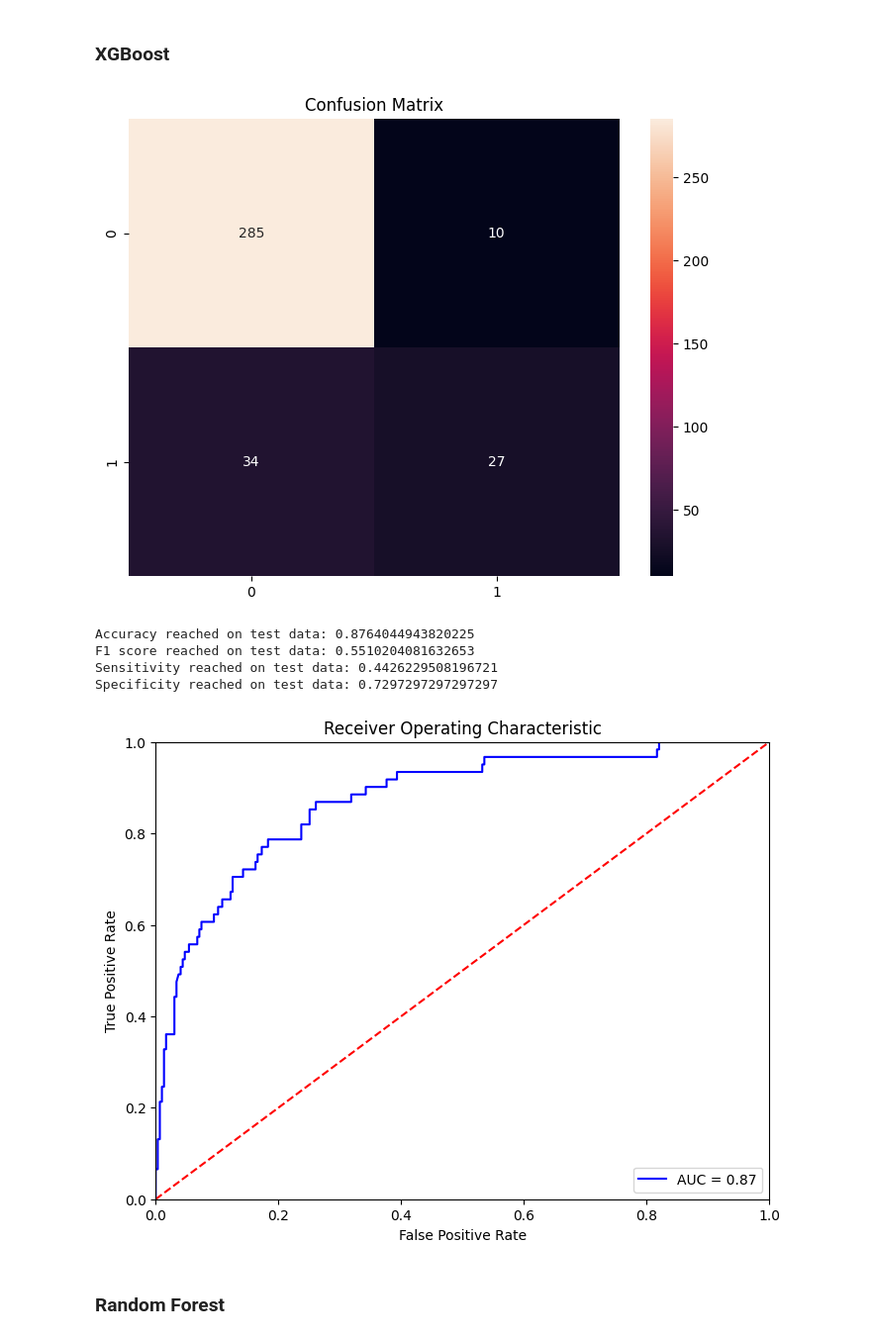
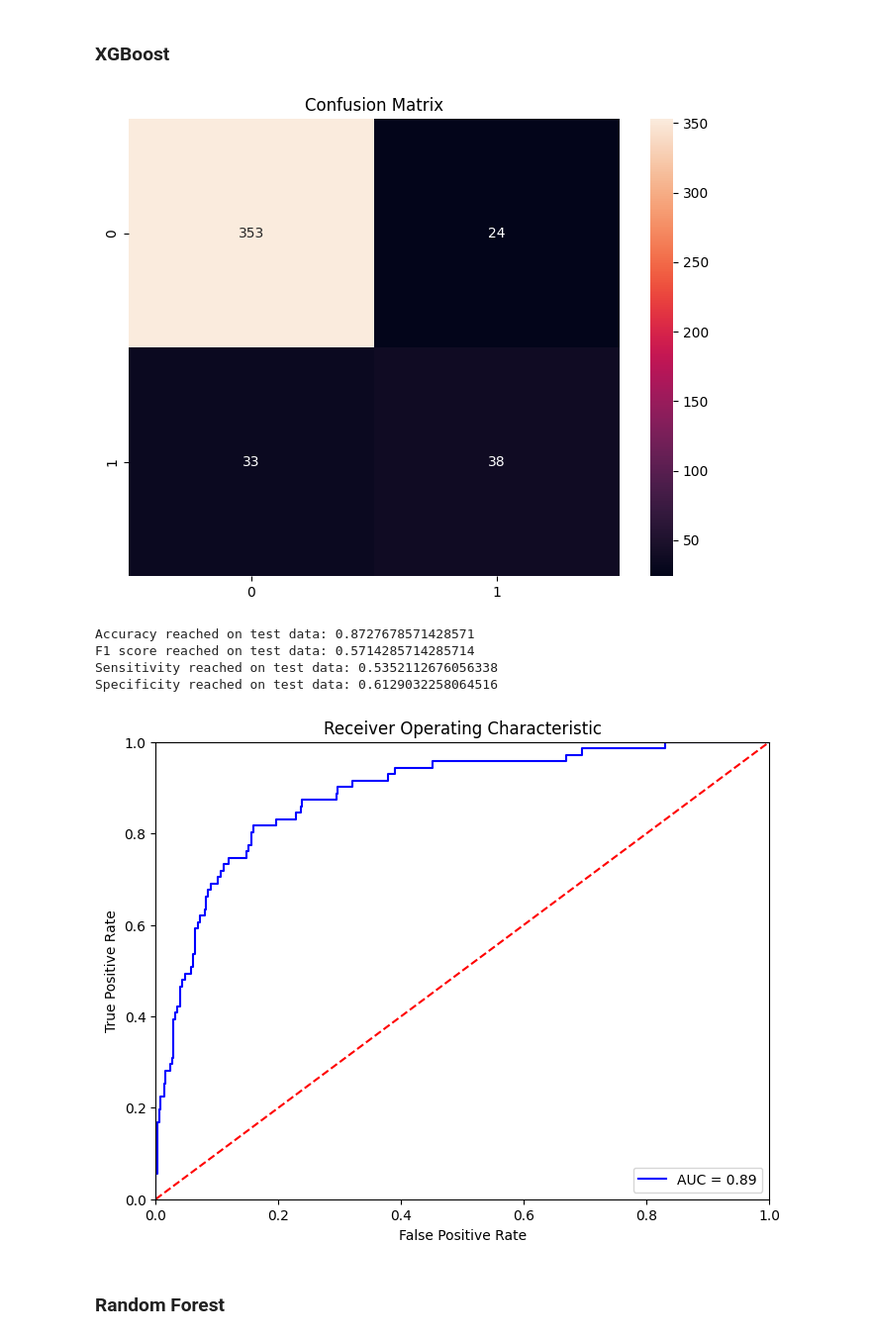
Before and after one commit to Michciak/DataGigaChads_BHL9, a Jupyter notebook: modeling.ipynb, the cells around one changed output. Shown at 99% size. Saved outputs shown, nothing was run; the diff lists cells and outputs as text; code cells hidden in the pictures.

Commit message:
lr model + model screening update

```diff
--- a/modeling.ipynb
+++ b/modeling.ipynb
@@ -59,5 +66,6 @@ EVALUATION TO DO:
 # %%
-import data_prep
 import pandas as pd
 from sklearn.model_selection import train_test_split
 data = pd.read_csv("marketing_campaign.csv", sep = ";")
+X = data.drop("Response", axis=1)
+y = data["Response"]
@@ -68,2 +72,2 @@ X_train, y_train, X_test, y_test = data_prep.prep_data(data, ada = False)
 # %%
-X_test, X_test_final, y_test, y_test_final = train_test_split(X_test, y_test, test_size=0.2, random_state = 2115)
+X_train, X_test, y_train, y_test = train_test_split(X, y, test_size=0.2, random_state = 2115)
@@ -93,11 +171,0 @@ from sklearn.metrics import auc
-# %%
-def evaluate_model(actual, predicted, class_proba):
-    cm = confusion_matrix(y_true = actual, y_pred = predicted)
-    acc = accuracy_score(y_true = actual, y_pred = predicted)
-    f1 = f1_score(y_true = actual, y_pred = predicted)
-    sensitivity = recall_score(y_true = actual, y_pred = predicted)
-    specificity = precision_score(y_true = actual, y_pred = predicted)
-    fpr, tpr, threshold = roc_curve(y_test, class_proba)
-    roc_auc = auc(fpr, tpr)
-
-    return cm, acc, f1, sensitivity, specificity, fpr, tpr, roc_auc
@@ -124,7 +172,9 @@ def summarize_evaluation(cm, acc, f1, sensitivity, specificity, fpr, tpr, roc_au
 # %% [markdown]
 ### Dummy Classifier
 # %%
-dummy = DummyClassifier(strategy="most_frequent")
+dummy = Pipeline(
+    steps=[("preprocessor", preprocessor), ('imputer', SimpleImputer(strategy="median")), ("adasyn", ADASYN()), ("classifier", DummyClassifier())]
+)
 dummy.fit(X_train, y_train)
 dummy_pred = dummy.predict(X_test)
 class_probabilities = dummy.predict_proba(X_test)
@@ -141,20 +191,22 @@ Specificity reached on test data: 0.0
 # %% [markdown]
 ### XGBoost
 # %%
-xgb = xgb.XGBClassifier(random_state = 2115)
-xgb.fit(X_train, y_train)
-xgb_pred = xgb.predict(X_test)
-class_probabilities = xgb.predict_proba(X_test)
+xgb_model = Pipeline(
+    steps=[("preprocessor", preprocessor), ('imputer', SimpleImputer(strategy="median")), ("adasyn", ADASYN()), ("classifier", xgb.XGBClassifier(random_state = 2115))]
+)
+xgb_model.fit(X_train, y_train)
+xgb_pred = xgb_model.predict(X_test)
+class_probabilities = xgb_model.predict_proba(X_test)
 xgb_proba = class_probabilities[:, 1]
 xgb_cm, xgb_acc, xgb_f1, xgb_sensitivity, xgb_specificity, xgb_fpr, xgb_tpr, xgb_roc_auc = evaluate_model(y_test, xgb_pred, xgb_proba)
 summarize_evaluation(xgb_cm, xgb_acc, xgb_f1, xgb_sensitivity, xgb_specificity, xgb_fpr, xgb_tpr, xgb_roc_auc)
 # %% [output]
-[figure, old version]
+[figure, new version]
-Accuracy reached on test data: 0.8764044943820225
-F1 score reached on test data: 0.5510204081632653
-Sensitivity reached on test data: 0.4426229508196721
-Specificity reached on test data: 0.7297297297297297
+Accuracy reached on test data: 0.8727678571428571
+F1 score reached on test data: 0.5714285714285714
+Sensitivity reached on test data: 0.5352112676056338
+Specificity reached on test data: 0.6129032258064516
-[figure, old version]
+[figure, new version]
 # %% [markdown]
 ### Random Forest
 # %%
```
Also changed, not shown: parts of 40 cells of this notebook, 3 other files.
